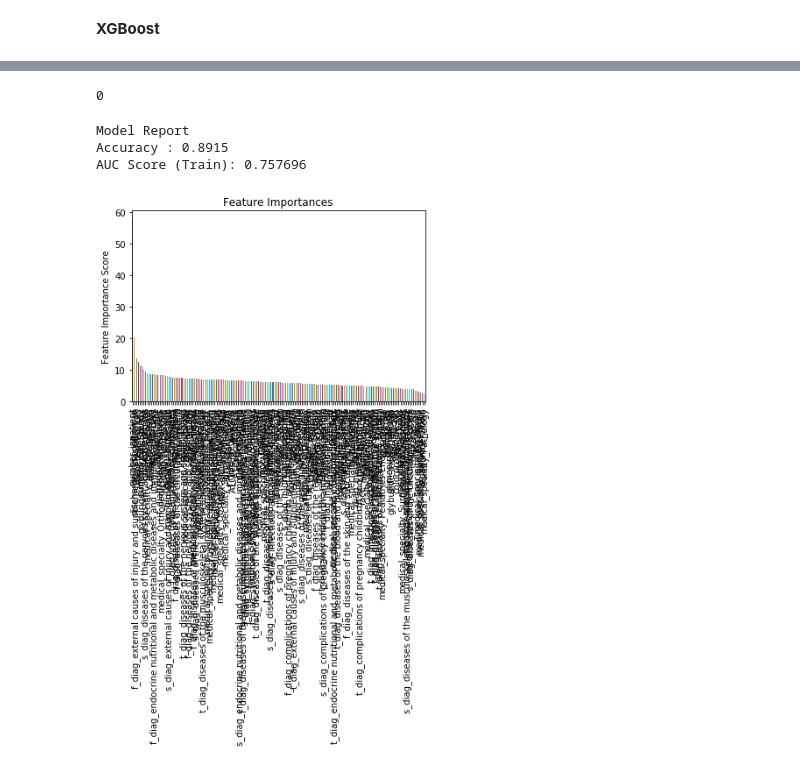
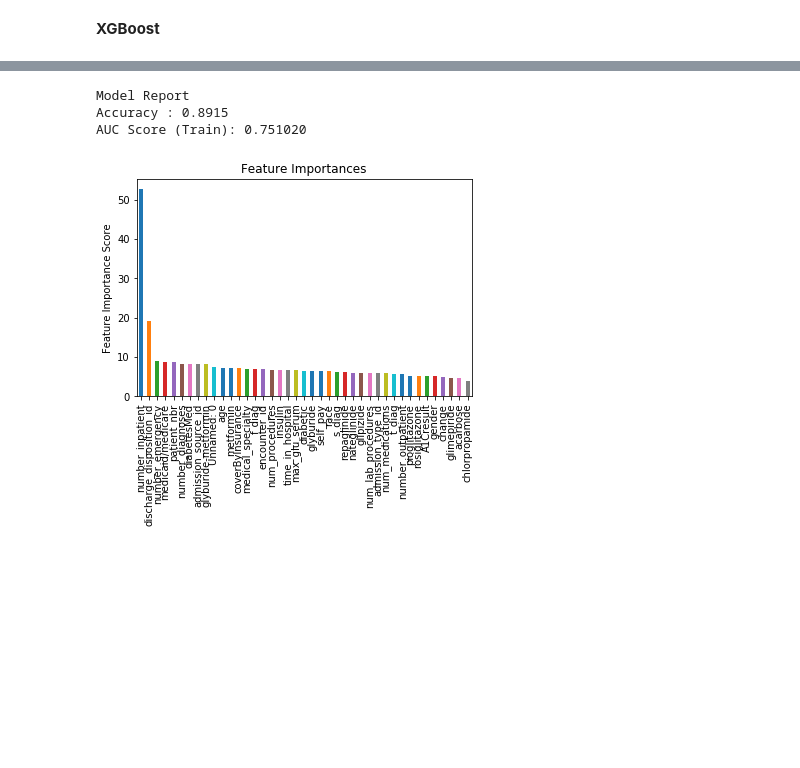
Before and after one commit to joonsooro/UnitedHealthcare, a Jupyter notebook: Rudin/Basic EDA.ipynb, the cells around one changed output, grey strips where cells are left out. Saved outputs shown, nothing was run; the diff lists cells and outputs as text; code cells hidden in the pictures; blank space fills up the shorter version.

```diff
--- a/Rudin/Basic EDA.ipynb
+++ b/Rudin/Basic EDA.ipynb
@@ -546,19 +507,22 @@ y = answer
+# %%
+answer = diabetic3['readmitin30days']
+diabetic3 = diabetic3.drop(['readmitin30days'], axis=1)
 # %%
-def modelfit(alg, X, predictors,useTrainCV=True, cv_folds=5, early_stopping_rounds=50):
+def modelfit(alg, diabetic3, predictors,useTrainCV=True, cv_folds=5, early_stopping_rounds=50):
 
     if useTrainCV:
         xgb_param = alg.get_xgb_params()
-        xgtrain = xgb.DMatrix(X[predictors].values, label=answer.values)
+        xgtrain = xgb.DMatrix(diabetic3[predictors].values, label=answer.values)
         cvresult = xgb.cv(xgb_param, xgtrain, num_boost_round=alg.get_params()['n_estimators'], nfold=cv_folds,
             metrics='auc', early_stopping_rounds=early_stopping_rounds)
         alg.set_params(n_estimators=cvresult.shape[0])
 
     #Fit the algorithm on the data
-    alg.fit(X[predictors], answer,eval_metric='auc')
+    alg.fit(diabetic3[predictors], answer,eval_metric='auc')
 
     #Predict training set:
-    X_predictions = alg.predict(X[predictors])
-    X_predprob = alg.predict_proba(X[predictors])[:,1]
+    X_predictions = alg.predict(diabetic3[predictors])
+    X_predprob = alg.predict_proba(diabetic3[predictors])[:,1]
 
     #Print model report:
     print("\nModel Report")
@@ -568,12 +532,3 @@ def modelfit(alg, X, predictors,useTrainCV=True, cv_folds=5, early_stopping_roun
     feat_imp = pd.Series(alg.get_booster().get_score(importance_type='gain')).sort_values(ascending=False)
     feat_imp.plot(kind='bar', title='Feature Importances')
     plt.ylabel('Feature Importance Score')
-# %%
-x = X.copy()
-# %%
-x = X.copy()
-x.columns = x.columns.str.replace(">","_more_")
-# %%
-sum(x.columns.str.contains(','))
-# %% [output]
-0
@@ -582,23 +535,23 @@ X= x
 # %%
 #Choose all predictors except target & IDcols
-predictors = [x for x in X.columns]
+predictors = [x for x in diabetic3.columns]
 xgb1 = XGBClassifier(
     learning_rate =0.1,
     n_estimators=1000,
     max_depth=5,
     min_child_weight=1,
     gamma=0,
     subsample=0.8,
     colsample_bytree=0.8,
     objective= 'binary:logistic',
     nthread=4,
     scale_pos_weight=1,
     seed=27)
-modelfit(xgb1, X, predictors)
+modelfit(xgb1, diabetic3, predictors)
 # %% [output]
 Model Report
 Accuracy : 0.8915
-AUC Score (Train): 0.757696
+AUC Score (Train): 0.751020
-[figure, old version]
+[figure, new version]
 # %%
 from sklearn.model_selection import GridSearchCV
```
Also changed, not shown: parts of 29 cells of this notebook, 2 other files.
